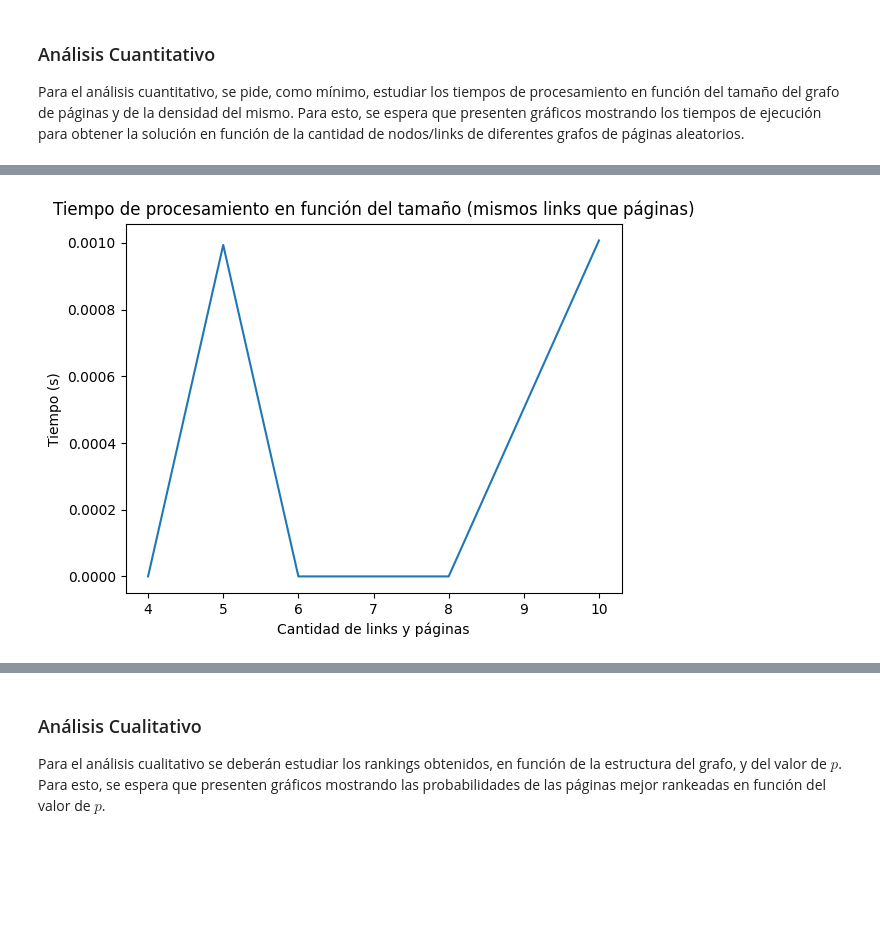
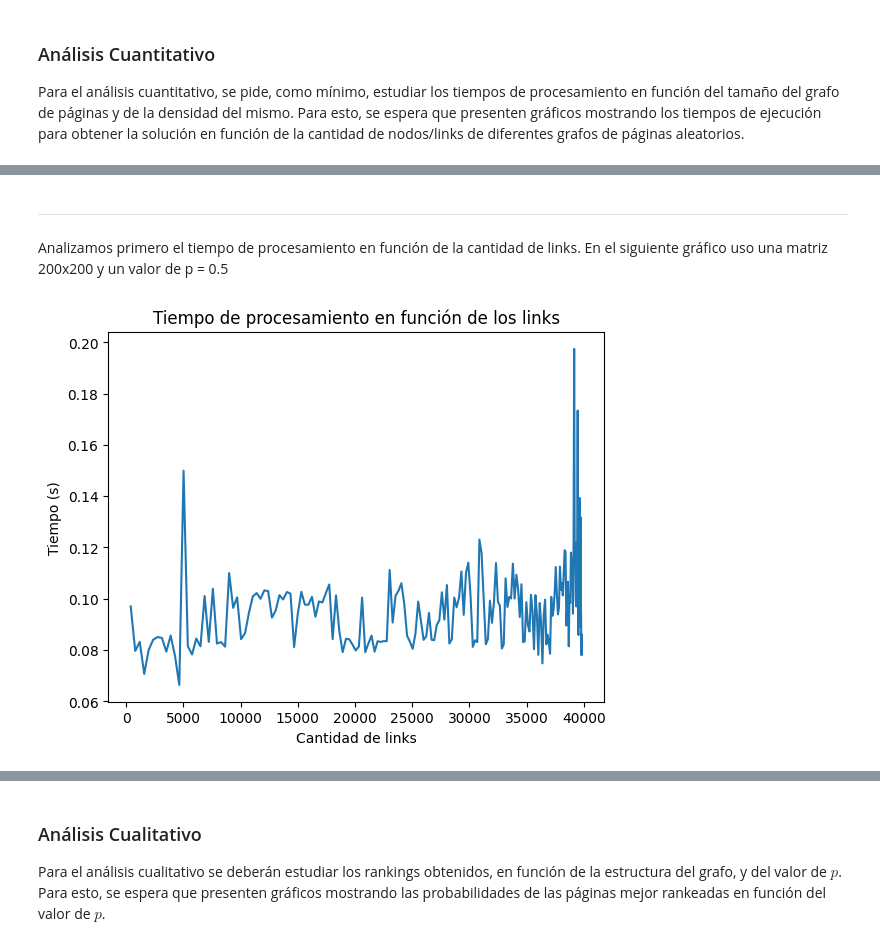
Before and after one commit to r3ch1rd/TP1alc, a Jupyter notebook: grupo_XX_TP1.ipynb, the cells around one changed output, grey strips where cells are left out. Drawn from its saved outputs; the diff is of its cells as text; code cells hidden in the pictures; blank space fills up the shorter version.

```diff
--- a/grupo_XX_TP1.ipynb
+++ b/grupo_XX_TP1.ipynb
@@ -443,10 +356,26 @@ plt.show()
-# %%
-#Gráfico tiempo en función de la cantidad de páginas y links
-fig, ax = plt.subplots()
-plt.title('Tiempo de procesamiento en función del tamaño (mismos links que páginas)')
-plt.xlabel("Cantidad de links y páginas")
-plt.ylabel("Tiempo (s)")
-ax.plot(cant_ambas,time_ambas)
-plt.show()
-# %% [output]
-[figure, removed]
+# %% [markdown]
+---
+Analizamos primero el tiempo de procesamiento en función de la cantidad de links. En el siguiente gráfico uso una matriz 200x200 y un valor de p = 0.5
+# %%
+densidad = np.zeros((200,200))
+
+cantLinks = []
+tiempoLinks = []
+
+for i in range(199):
+    densidad = densidad + np.eye(200,k=i+1)
+    densidad = densidad + np.eye(200,k=-(i+1))
+    (l,t) = calcularTiempoLinks(densidad)
+    cantLinks.append(l)
+    tiempoLinks.append(t)
+
+
+#Gráfico tiempo en función de la cantidad de links
+fig, ax = plt.subplots()
+plt.title('Tiempo de procesamiento en función de los links')
+plt.xlabel("Cantidad de links")
+plt.ylabel("Tiempo (s)")
+ax.plot(cantLinks,tiempoLinks)
+plt.show()
+# %% [output]
+[figure, added]
```
Also changed, not shown: parts of 18 cells of this notebook.
